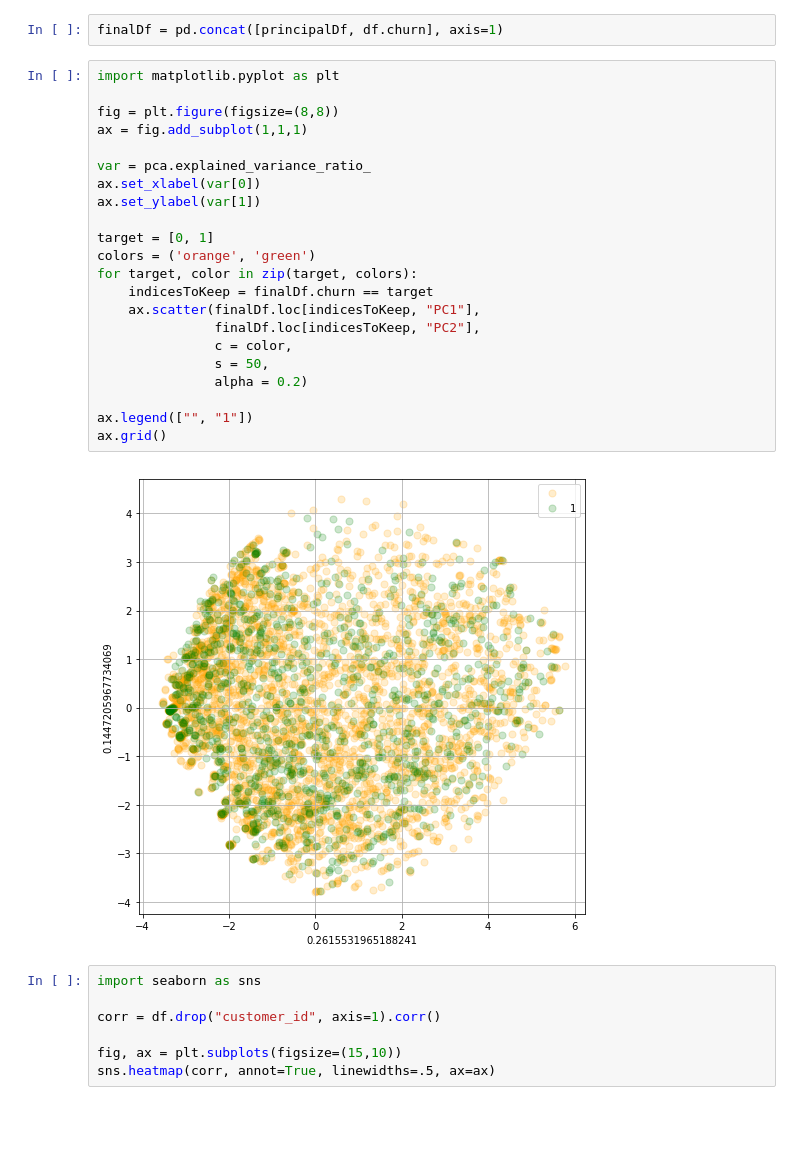
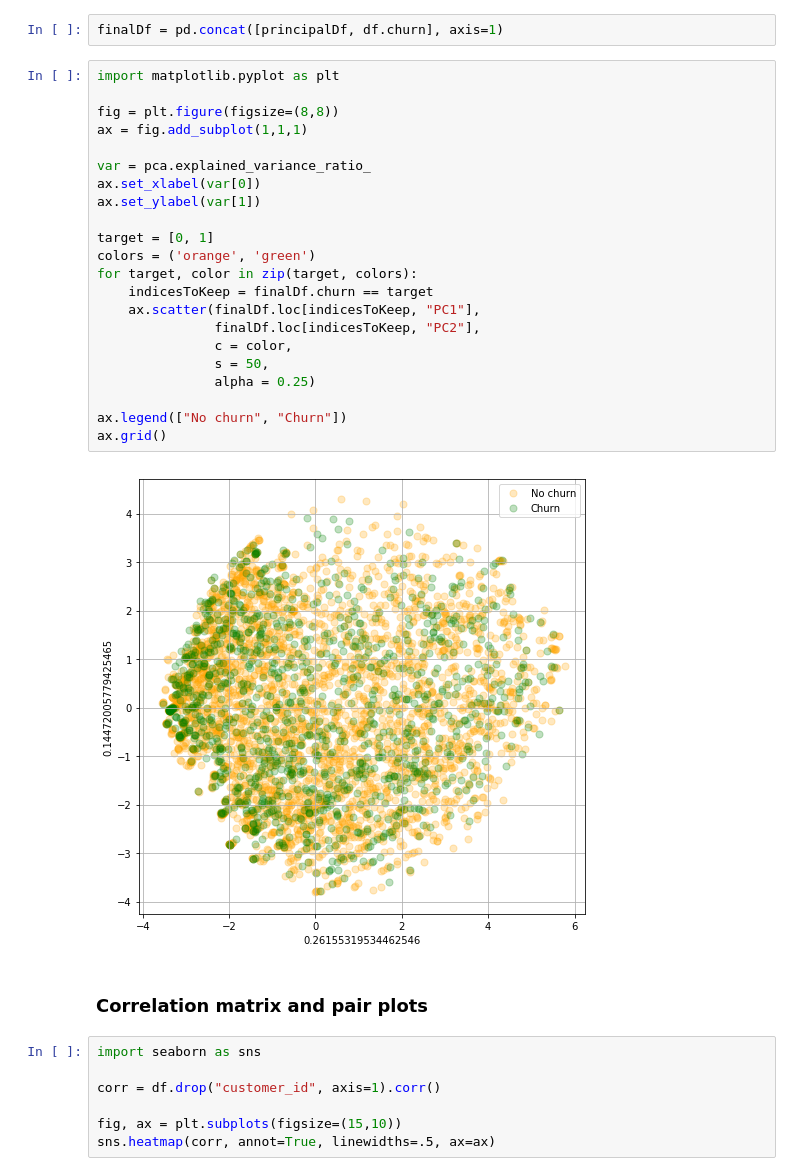
Before and after one commit to akshaysundar3/telco_prediction, a Jupyter notebook: eda_jl.ipynb, the cells around one changed output. Drawn from its saved outputs; the diff is of its cells as text; blank space fills up the shorter version.

```diff
--- a/eda_jl.ipynb
+++ b/eda_jl.ipynb
@@ -45,27 +58,29 @@ finalDf = pd.concat([principalDf, df.churn], axis=1)
 # %%
 import matplotlib.pyplot as plt
 
 fig = plt.figure(figsize=(8,8))
 ax = fig.add_subplot(1,1,1)
 
 var = pca.explained_variance_ratio_
 ax.set_xlabel(var[0])
 ax.set_ylabel(var[1])
 
 target = [0, 1]
 colors = ('orange', 'green')
 for target, color in zip(target, colors):
     indicesToKeep = finalDf.churn == target
     ax.scatter(finalDf.loc[indicesToKeep, "PC1"],
                finalDf.loc[indicesToKeep, "PC2"],
                c = color,
                s = 50,
-               alpha = 0.2)
+               alpha = 0.25)
 
-ax.legend(["", "1"])
+ax.legend(["No churn", "Churn"])
 ax.grid()
 # %% [output]
-[figure, old version]
+[figure, new version]
+# %% [markdown]
+### Correlation matrix and pair plots
 # %%
 import seaborn as sns
 
```
Also changed, not shown: parts of 5 cells of this notebook.
